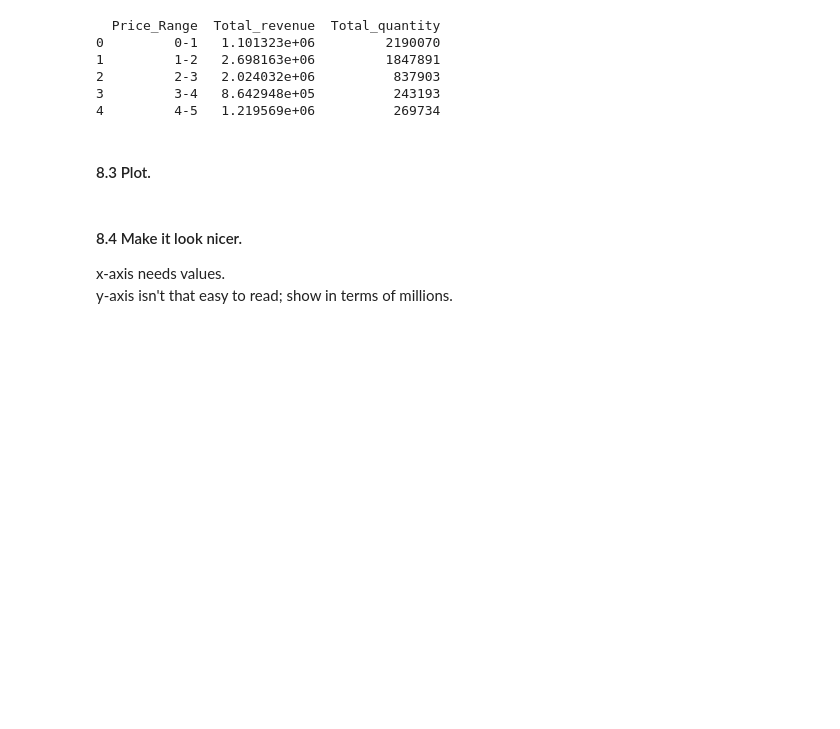
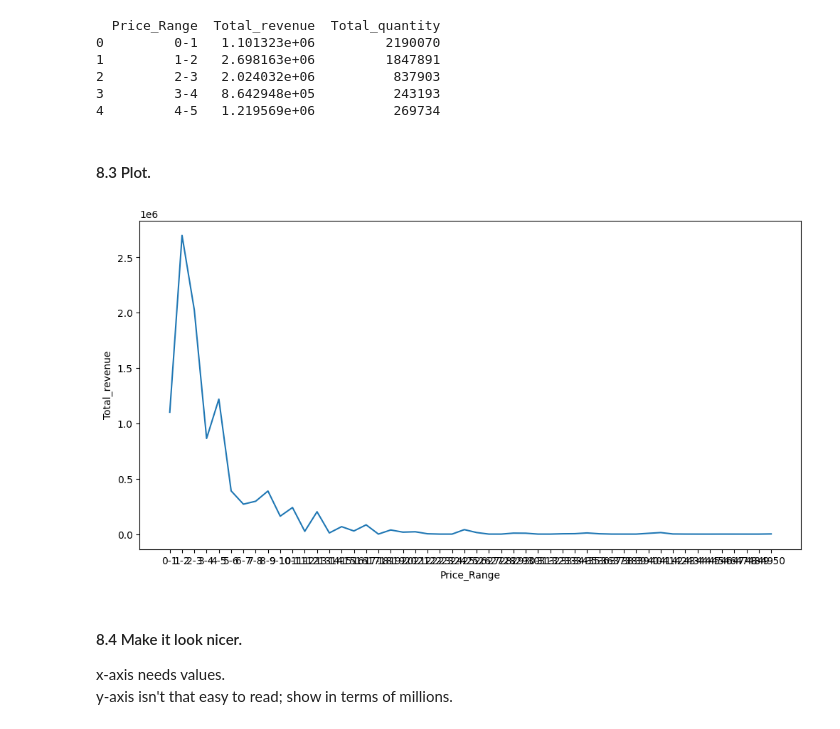
Before and after one commit to LLAES07/pyspark_exercises, a Jupyter notebook: 07_Visualization/Online_Retail/Exercises.ipynb, the cells around one changed output. Drawn from its saved outputs; the diff is of its cells as text; code cells hidden in the pictures; blank space fills up the shorter version.

```diff
--- a/07_Visualization/Online_Retail/Exercises.ipynb
+++ b/07_Visualization/Online_Retail/Exercises.ipynb
@@ -309,5 +307,17 @@ pd.cut(df['UnitPrice'], bins=)
 # %% [markdown]
 #### 8.3 Plot.
+# %%
+plt.figure(figsize=(12, 6))
+sns.lineplot(
+    data=price_revenue,
+    x='Price_Range',
+    y='Total_revenue',
+
+)
+
+plt.show()
+# %% [output]
+[figure, added]
 # %% [markdown]
 #### 8.4 Make it look nicer.
 x-axis needs values.
```
Also changed, not shown: parts of 2 cells of this notebook.
